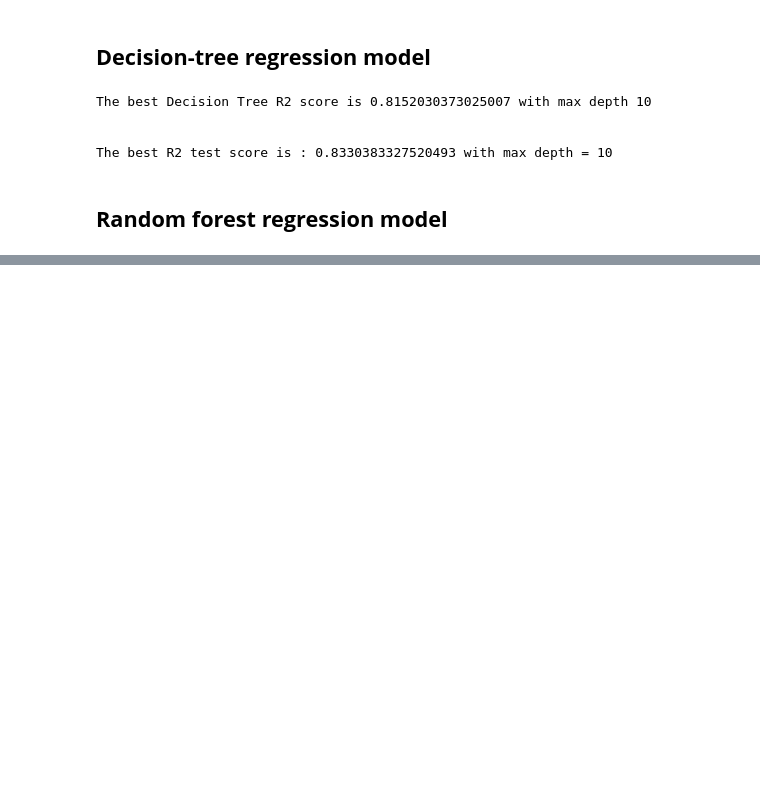
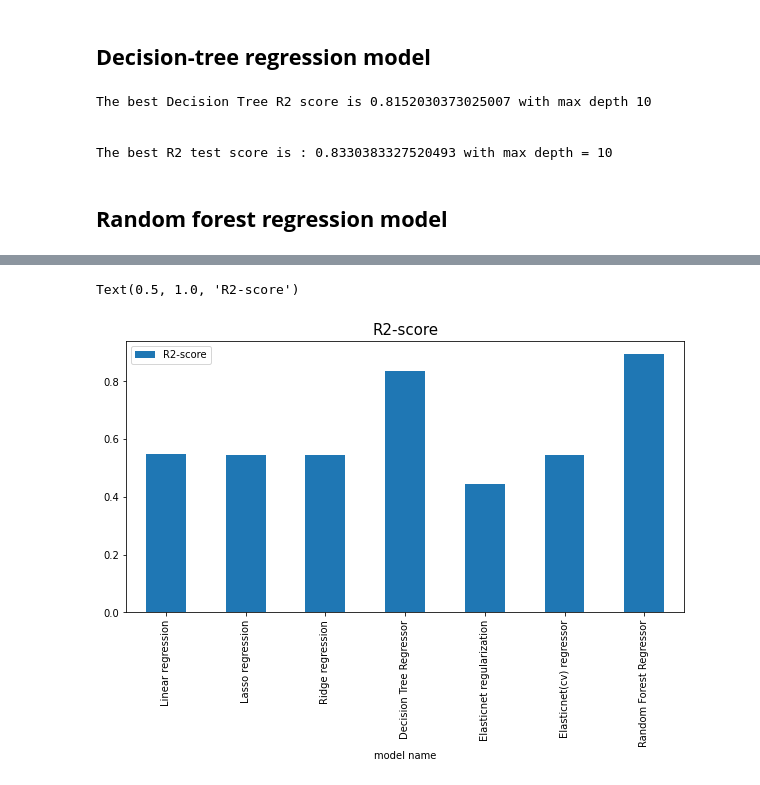
Before and after one commit to Jaypardeshii/Bike-Sharing-Demand-Prediction, a Jupyter notebook: Copy_of_Bike_Sharing_Demand_Prediction_Capstone_Project.ipynb, the cells around one changed output, grey strips where cells are left out. Saved outputs shown, nothing was run; the diff lists cells and outputs as text; code cells hidden in the pictures; blank space fills up the shorter version.

```diff
--- a/Copy_of_Bike_Sharing_Demand_Prediction_Capstone_Project.ipynb
+++ b/Copy_of_Bike_Sharing_Demand_Prediction_Capstone_Project.ipynb
@@ -673,0 +683,19 @@ randomForestAlgo = RandomForestRegressor()
+# %%
+# training model
+
+from sklearn.ensemble import RandomForestRegressor
+randomForestAlgo = RandomForestRegressor()
+
+param = {'n_estimators' : [int(x) for x in np.linspace(start=10,stop=30, num=5)],
+         'max_depth' : [10,15,20],
+         'min_samples_split':[2,4],
+         'min_samples_leaf':[1,2],
+         'bootstrap' : [True,False]
+        }
+
+gridSearch_RandomForest=GridSearchCV(randomForestAlgo,param,scoring='r2',cv=5)
+gridSearch_RandomForest.fit(X_train,Y_train)
+
+best_randomForest=gridSearch_RandomForest.best_estimator_
+bestRandomForest_testScore=best_randomForest.score(X_test,Y_test)
+r2_randomforest_test = best_randomForest.score(X_test,Y_test)
@@ -673,0 +715,13 @@ randomForestAlgo = RandomForestRegressor()
+# %%
+# creating a list of all model names
+
+model_list = ['Linear regression','Lasso regression','Ridge regression','Decision Tree Regressor','Elasticnet regularization','Elasticnet(cv) regressor','Random Forest Regressor']
+# %%
+# creating a list of all model r2 score results from above
+
+result_list = [r2_linear_test,r2_lasso_test, r2_ridge_test,r2_decision_test, r2_elasticnet_test, r2_elastic_cv_test, r2_randomforest_test]
+# %%
+# creating result Dataframe
+results_df = pd.DataFrame()
+results_df['model name'] = model_list
+results_df['R2-score'] = result_list
@@ -673,0 +739,7 @@ randomForestAlgo = RandomForestRegressor()
+# %%
+fig, ax = plt.subplots(figsize=(10,5))
+results_df.plot(kind='bar', ax=ax, x = 'model name', y = 'R2-score')
+plt.title('R2-score',fontsize=15)
+# %% [output]
+Text(0.5, 1.0, 'R2-score')
+[figure, added]
```
Also changed, not shown: parts of 8 cells of this notebook.
